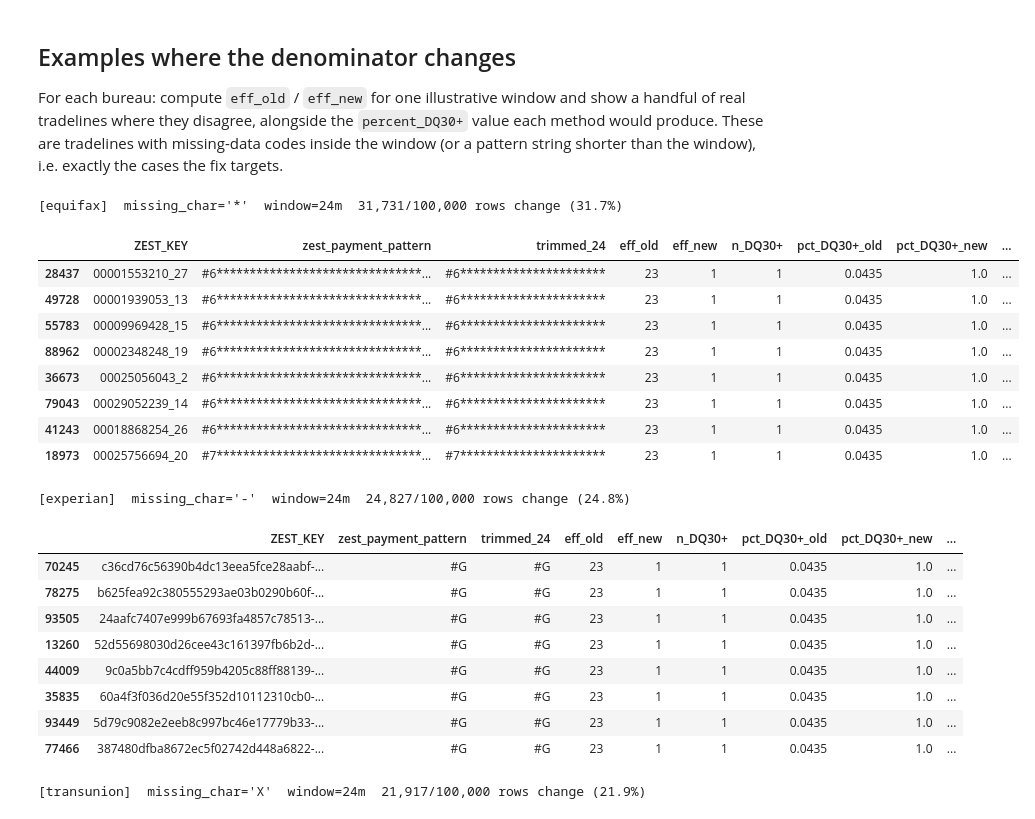
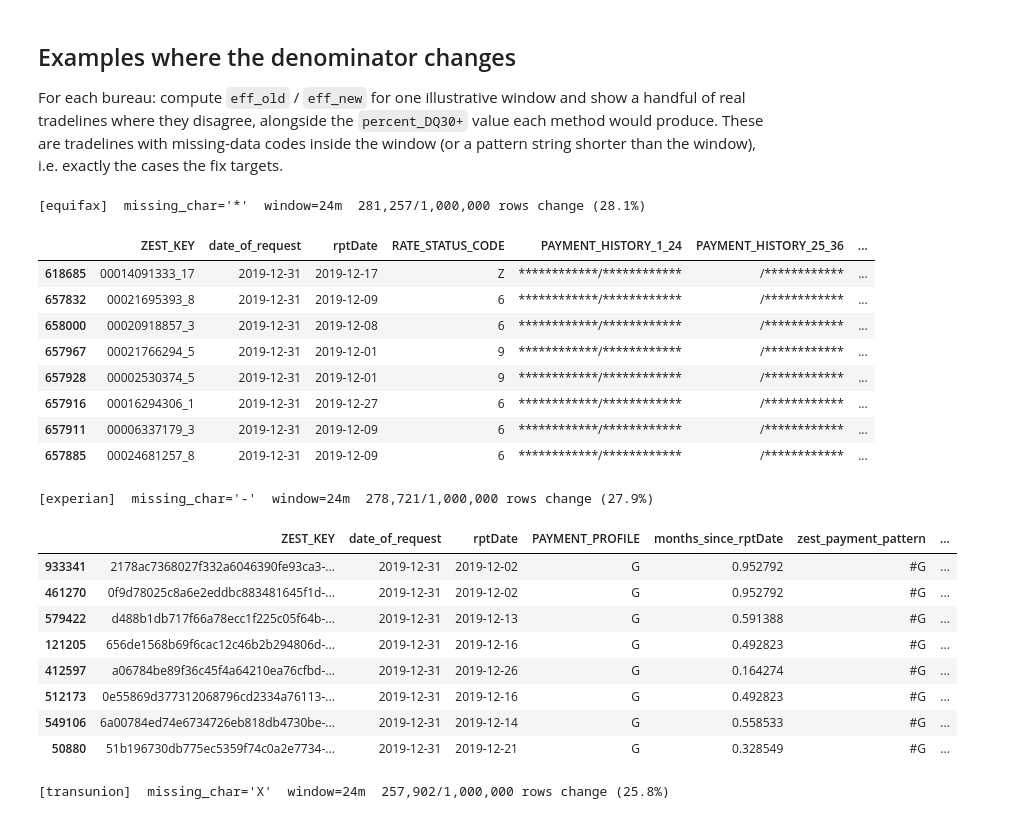
Before and after one commit to jagzest/payment-processor-research, a Jupyter notebook: RealDataExample.ipynb, the cells around one changed output. Saved outputs shown, nothing was run; the diff lists cells and outputs as text; code cells hidden in the pictures.

```diff
--- a/RealDataExample.ipynb
+++ b/RealDataExample.ipynb
@@ -66,10 +133,13 @@ def prep_bureau(bureau, trade_df_mapped):
     return to_use_for_payment_processing
 # %%
-# Load ONE mapped chunk per bureau -- plenty of rows for examples.
-# Paths come from configs.mapped_dir, not hardcoded.
+# Load the first N_PARTS mapped chunks per bureau (~100k rows each -> ~1M
+# rows per bureau). Paths come from configs.mapped_dir, not hardcoded.
+N_PARTS = 10
+
 mapped = {}
 for bureau, cfg in BUREAU_CFGS.items():
-    path = Path(mapped_dir(cfg, SPLIT)) / 'part-00000.parquet'
-    mapped[bureau] = pd.read_parquet(path)
-    print(f'[{bureau}]  {len(mapped[bureau]):,} rows from {path}')
+    d = Path(mapped_dir(cfg, SPLIT))
+    parts = sorted(d.glob('part-*.parquet'))[:N_PARTS]
+    mapped[bureau] = pd.concat([pd.read_parquet(p) for p in parts], ignore_index=True)
+    print(f'[{bureau}]  {len(mapped[bureau]):,} rows from {len(parts)} chunks in {d}')
 # %% [output]
@@ -101,62 +171,62 @@ import numpy as np
 # %%
 SHOW_M     = 24   # window to illustrate
 N_EXAMPLES = 8    # rows to show per bureau
 
 examples = {}
 for bureau, df in prepped.items():
   missing_char = MISSING_DATA_CHARS[bureau]
   dq30_codes   = get_aggregator_params(load_asset_json(bureau))['payment_patterns']['rate']['DQ30+']
 
   ppt     = df['zest_payment_pattern'].fillna('')
   trimmed = ppt.str[:SHOW_M]
 
   # OLD: nominal window minus '#' fillers.
   # NEW: observed string length minus '#' and the bureau's missing-data char.
   eff_old = SHOW_M             - trimmed.str.count('#')
   eff_new = trimmed.str.len()  - trimmed.str.count('#') - trimmed.str.count(re.escape(missing_char))
 
   n_dq30 = trimmed.str.count('|'.join(re.escape(c) for c in dq30_codes))
 
-  out = pd.DataFrame({
-      'ZEST_KEY':              df['ZEST_KEY'],
-      'zest_payment_pattern':  ppt,        # original, before trimming to the window
-      f'trimmed_{SHOW_M}':     trimmed,
-      'eff_old':               eff_old,
-      'eff_new':               eff_new,
-      'n_DQ30+':               n_dq30,
-      'pct_DQ30+_old':         (n_dq30 / eff_old).round(4),
-      'pct_DQ30+_new':         (n_dq30 / eff_new.where(eff_new > 0)).round(4),
-  })
+  # keep EVERY column prep_bureau produced (raw pattern cols, rptDate,
+  # date_of_request, months_since_rptDate, zest_payment_pattern, ...)
+  # and append the comparison columns on the right.
+  out = df.copy()
+  out[f'trimmed_{SHOW_M}'] = trimmed
+  out['eff_old']           = eff_old
+  out['eff_new']           = eff_new
+  out['n_DQ30+']           = n_dq30
+  out['pct_DQ30+_old']     = (n_dq30 / eff_old).round(4)
+  out['pct_DQ30+_new']     = (n_dq30 / eff_new.where(eff_new > 0)).round(4)
   examples[bureau] = out
   out['diff'] = np.abs(out['pct_DQ30+_old']-out['pct_DQ30+_new'])
 
   changed = out[out['eff_old'] != out['eff_new']].sort_values(by= 'diff', ascending = False)
   print(f"\n[{bureau}]  missing_char={missing_char!r}  window={SHOW_M}m  "
         f"{len(changed):,}/{len(out):,} rows change "
         f"({len(changed) / len(out) * 100:.1f}%)")
   # most interesting examples first: a DQ30+ in the window AND a changed denominator
   show = changed.head(N_EXAMPLES)
-  with pd.option_context('display.max_colwidth', None):
+  with pd.option_context('display.max_colwidth', None, 'display.max_columns', None):
       display(show)
 # %% [output]
-[equifax]  missing_char='*'  window=24m  31,731/100,000 rows change (31.7%)
+[equifax]  missing_char='*'  window=24m  281,257/1,000,000 rows change (28.1%)
-|  | ZEST_KEY | zest_payment_pattern | trimmed_24 | eff_old | eff_new | n_DQ30+ | pct_DQ30+_old | pct_DQ30+_new | ... |
-| 28437 | 00001553210_27 | #6*******************************... | #6********************** | 23 | 1 | 1 | 0.0435 | 1.0 | ... |
-| 49728 | 00001939053_13 | #6*******************************... | #6********************** | 23 | 1 | 1 | 0.0435 | 1.0 | ... |
-| 55783 | 00009969428_15 | #6*******************************... | #6********************** | 23 | 1 | 1 | 0.0435 | 1.0 | ... |
-| 88962 | 00002348248_19 | #6*******************************... | #6********************** | 23 | 1 | 1 | 0.0435 | 1.0 | ... |
-| 36673 | 00025056043_2 | #6*******************************... | #6********************** | 23 | 1 | 1 | 0.0435 | 1.0 | ... |
-| 79043 | 00029052239_14 | #6*******************************... | #6********************** | 23 | 1 | 1 | 0.0435 | 1.0 | ... |
-| 41243 | 00018868254_26 | #6*******************************... | #6********************** | 23 | 1 | 1 | 0.0435 | 1.0 | ... |
-| 18973 | 00025756694_20 | #7*******************************... | #7********************** | 23 | 1 | 1 | 0.0435 | 1.0 | ... |
+|  | ZEST_KEY | date_of_request | rptDate | RATE_STATUS_CODE | PAYMENT_HISTORY_1_24 | PAYMENT_HISTORY_25_36 | ... |
+| 618685 | 00014091333_17 | 2019-12-31 | 2019-12-17 | Z | ************/************ | /************ | ... |
+| 657832 | 00021695393_8 | 2019-12-31 | 2019-12-09 | 6 | ************/************ | /************ | ... |
+| 658000 | 00020918857_3 | 2019-12-31 | 2019-12-08 | 6 | ************/************ | /************ | ... |
+| 657967 | 00021766294_5 | 2019-12-31 | 2019-12-01 | 9 | ************/************ | /************ | ... |
+| 657928 | 00002530374_5 | 2019-12-31 | 2019-12-01 | 9 | ************/************ | /************ | ... |
+| 657916 | 00016294306_1 | 2019-12-31 | 2019-12-27 | 6 | ************/************ | /************ | ... |
+| 657911 | 00006337179_3 | 2019-12-31 | 2019-12-09 | 6 | ************/************ | /************ | ... |
+| 657885 | 00024681257_8 | 2019-12-31 | 2019-12-09 | 6 | ************/************ | /************ | ... |
-[experian]  missing_char='-'  window=24m  24,827/100,000 rows change (24.8%)
+[experian]  missing_char='-'  window=24m  278,721/1,000,000 rows change (27.9%)
-|  | ZEST_KEY | zest_payment_pattern | trimmed_24 | eff_old | eff_new | n_DQ30+ | pct_DQ30+_old | pct_DQ30+_new | ... |
-| 70245 | c36cd76c56390b4dc13eea5fce28aabf-... | #G | #G | 23 | 1 | 1 | 0.0435 | 1.0 | ... |
-| 78275 | b625fea92c380555293ae03b0290b60f-... | #G | #G | 23 | 1 | 1 | 0.0435 | 1.0 | ... |
-| 93505 | 24aafc7407e999b67693fa4857c78513-... | #G | #G | 23 | 1 | 1 | 0.0435 | 1.0 | ... |
-| 13260 | 52d55698030d26cee43c161397fb6b2d-... | #G | #G | 23 | 1 | 1 | 0.0435 | 1.0 | ... |
-| 44009 | 9c0a5bb7c4cdff959b4205c88ff88139-... | #G | #G | 23 | 1 | 1 | 0.0435 | 1.0 | ... |
-| 35835 | 60a4f3f036d20e55f352d10112310cb0-... | #G | #G | 23 | 1 | 1 | 0.0435 | 1.0 | ... |
-| 93449 | 5d79c9082e2eeb8c997bc46e17779b33-... | #G | #G | 23 | 1 | 1 | 0.0435 | 1.0 | ... |
-| 77466 | 387480dfba8672ec5f02742d448a6822-... | #G | #G | 23 | 1 | 1 | 0.0435 | 1.0 | ... |
+|  | ZEST_KEY | date_of_request | rptDate | PAYMENT_PROFILE | months_since_rptDate | zest_payment_pattern | ... |
+| 933341 | 2178ac7368027f332a6046390fe93ca3-... | 2019-12-31 | 2019-12-02 | G | 0.952792 | #G | ... |
+| 461270 | 0f9d78025c8a6e2eddbc883481645f1d-... | 2019-12-31 | 2019-12-02 | G | 0.952792 | #G | ... |
+| 579422 | d488b1db717f66a78ecc1f225c05f64b-... | 2019-12-31 | 2019-12-13 | G | 0.591388 | #G | ... |
+| 121205 | 656de1568b69f6cac12c46b2b294806d-... | 2019-12-31 | 2019-12-16 | G | 0.492823 | #G | ... |
+| 412597 | a06784be89f36c45f4a64210ea76cfbd-... | 2019-12-31 | 2019-12-26 | G | 0.164274 | #G | ... |
+| 512173 | 0e55869d377312068796cd2334a76113-... | 2019-12-31 | 2019-12-16 | G | 0.492823 | #G | ... |
+| 549106 | 6a00784ed74e6734726eb818db4730be-... | 2019-12-31 | 2019-12-14 | G | 0.558533 | #G | ... |
+| 50880 | 51b196730db775ec5359f74c0a2e7734-... | 2019-12-31 | 2019-12-21 | G | 0.328549 | #G | ... |
-[transunion]  missing_char='X'  window=24m  21,917/100,000 rows change (21.9%)
+[transunion]  missing_char='X'  window=24m  257,902/1,000,000 rows change (25.8%)
```
Also changed, not shown: parts of 12 cells of this notebook, 21 other files.
